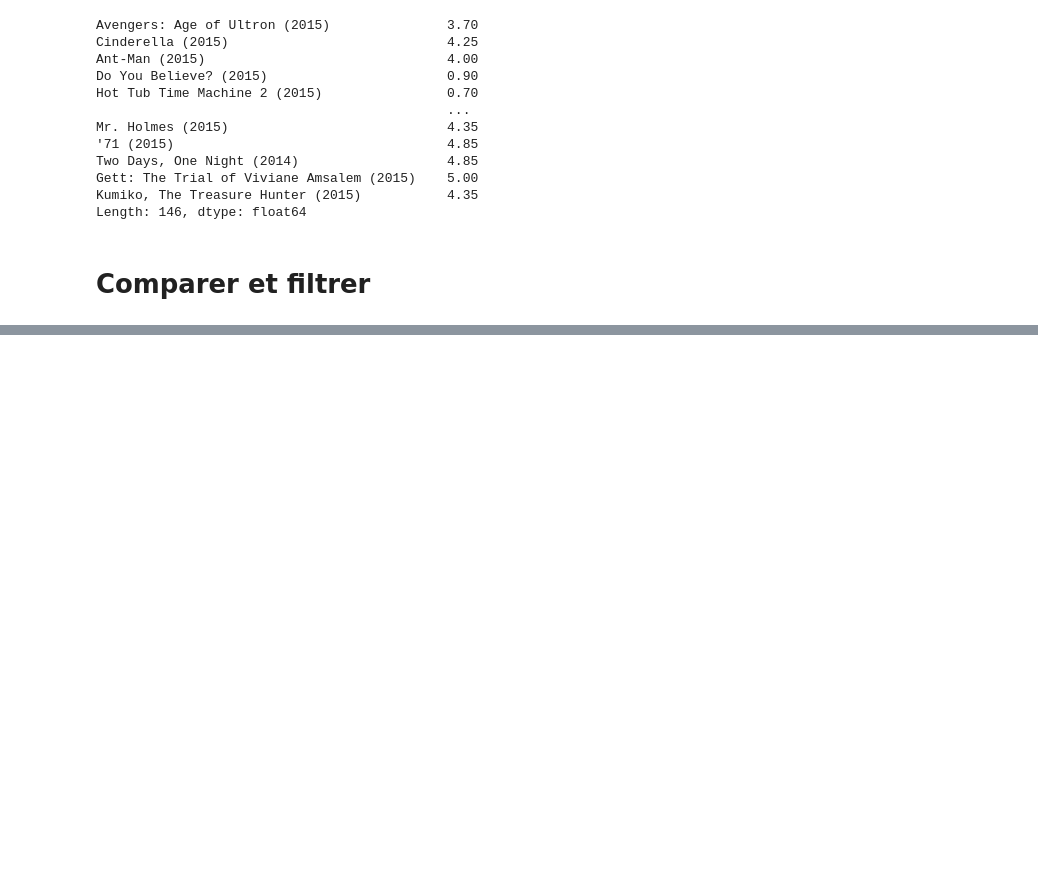
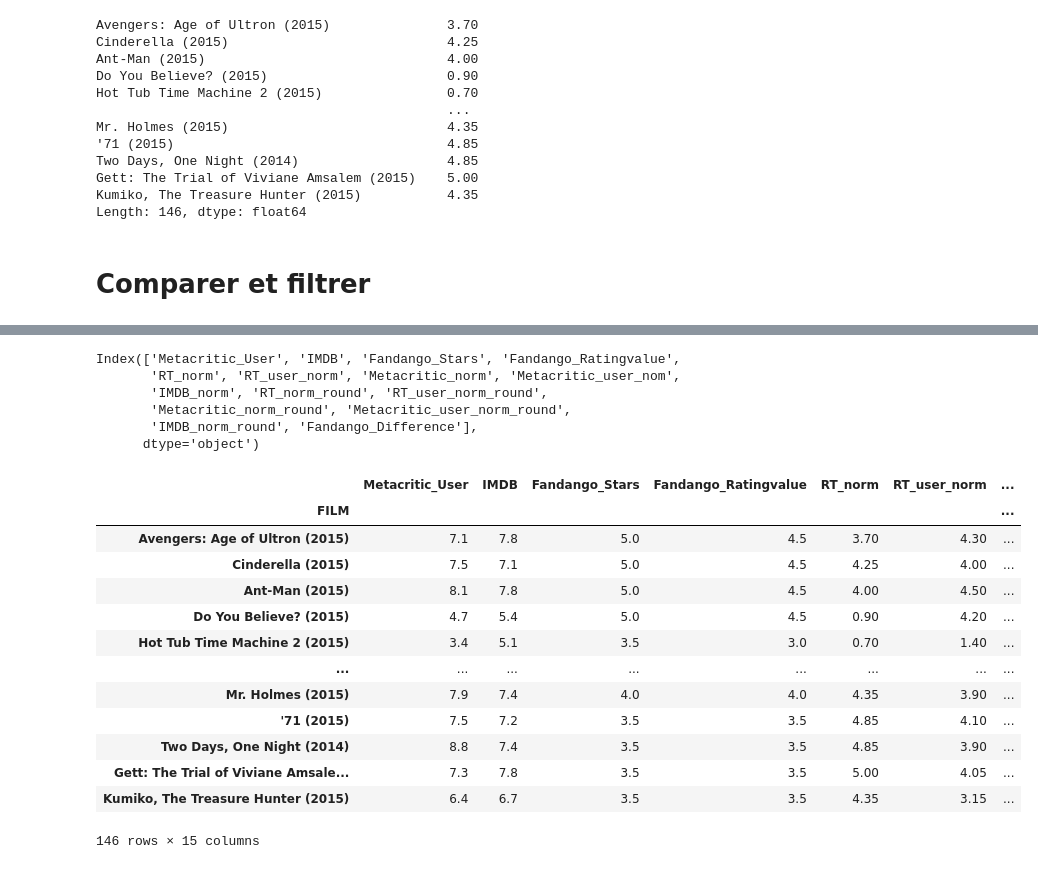
Before and after one commit to brunoharlein/pandas_is_cool, a Jupyter notebook: Cours Pandas.ipynb, the cells around one changed output, grey strips where cells are left out. Cells and saved outputs as stored; diff of their text form; code cells hidden in the pictures; blank space fills up the shorter version.

Commit message:
next training pandas

```diff
--- a/Cours Pandas.ipynb
+++ b/Cours Pandas.ipynb
@@ -1568,0 +1681,5 @@ Length: 146, dtype: float64
+# %%
+import pandas as pd
+
+fandango = pd.read_csv("fandango_score_comparison.csv")
+fandango.head()
@@ -1568,0 +1771,9 @@ Length: 146, dtype: float64
+# %%
+# sélection avec crochets ou methode loc[]
+
+# Rappel de fandango_films (exo précedent)
+fandango_films = fandango.set_index("FILM", drop=False)
+
+fandango_films["Mr. Holmes (2015)" : "Two Days, One Night (2014)"]
+
+# methode entre crochets pour l'affichage des films à partir de Mr Holmes jusqu'a Two days, One night
@@ -1568,0 +1848,5 @@ Length: 146, dtype: float64
+# %%
+# retourner les types de données en tant que Series
+
+types = fandango_films.dtypes
+types
@@ -1568,0 +1873,32 @@ Length: 146, dtype: float64
+# %%
+# filtrer les nombres à virgules float64 et retourner le nom des colonnes
+
+float_columns = types[types.values == 'float64'].index
+float_columns
+# %% [output]
+Index(['Metacritic_User', 'IMDB', 'Fandango_Stars', 'Fandango_Ratingvalue',
+       'RT_norm', 'RT_user_norm', 'Metacritic_norm', 'Metacritic_user_nom',
+       'IMDB_norm', 'RT_norm_round', 'RT_user_norm_round',
+       'Metacritic_norm_round', 'Metacritic_user_norm_round',
+       'IMDB_norm_round', 'Fandango_Difference'],
+      dtype='object')
+# %%
+# utilisation des crochets our filtrer les colonnes de la condition float_columns
+
+float_df = fandango_films[float_columns]
+float_df
+# %% [output]
+|  | Metacritic_User | IMDB | Fandango_Stars | Fandango_Ratingvalue | RT_norm | RT_user_norm | ... |
+| FILM |  |  |  |  |  |  | ... |
+| Avengers: Age of Ultron (2015) | 7.1 | 7.8 | 5.0 | 4.5 | 3.70 | 4.30 | ... |
+| Cinderella (2015) | 7.5 | 7.1 | 5.0 | 4.5 | 4.25 | 4.00 | ... |
+| Ant-Man (2015) | 8.1 | 7.8 | 5.0 | 4.5 | 4.00 | 4.50 | ... |
+| Do You Believe? (2015) | 4.7 | 5.4 | 5.0 | 4.5 | 0.90 | 4.20 | ... |
+| Hot Tub Time Machine 2 (2015) | 3.4 | 5.1 | 3.5 | 3.0 | 0.70 | 1.40 | ... |
+| ... | ... | ... | ... | ... | ... | ... | ... |
+| Mr. Holmes (2015) | 7.9 | 7.4 | 4.0 | 4.0 | 4.35 | 3.90 | ... |
+| '71 (2015) | 7.5 | 7.2 | 3.5 | 3.5 | 4.85 | 4.10 | ... |
+| Two Days, One Night (2014) | 8.8 | 7.4 | 3.5 | 3.5 | 4.85 | 3.90 | ... |
+| Gett: The Trial of Viviane Amsale... | 7.3 | 7.8 | 3.5 | 3.5 | 5.00 | 4.05 | ... |
+| Kumiko, The Treasure Hunter (2015) | 6.4 | 6.7 | 3.5 | 3.5 | 4.35 | 3.15 | ... |
+146 rows × 15 columns
```
Also changed, not shown: parts of 68 cells of this notebook, 1 other file.
